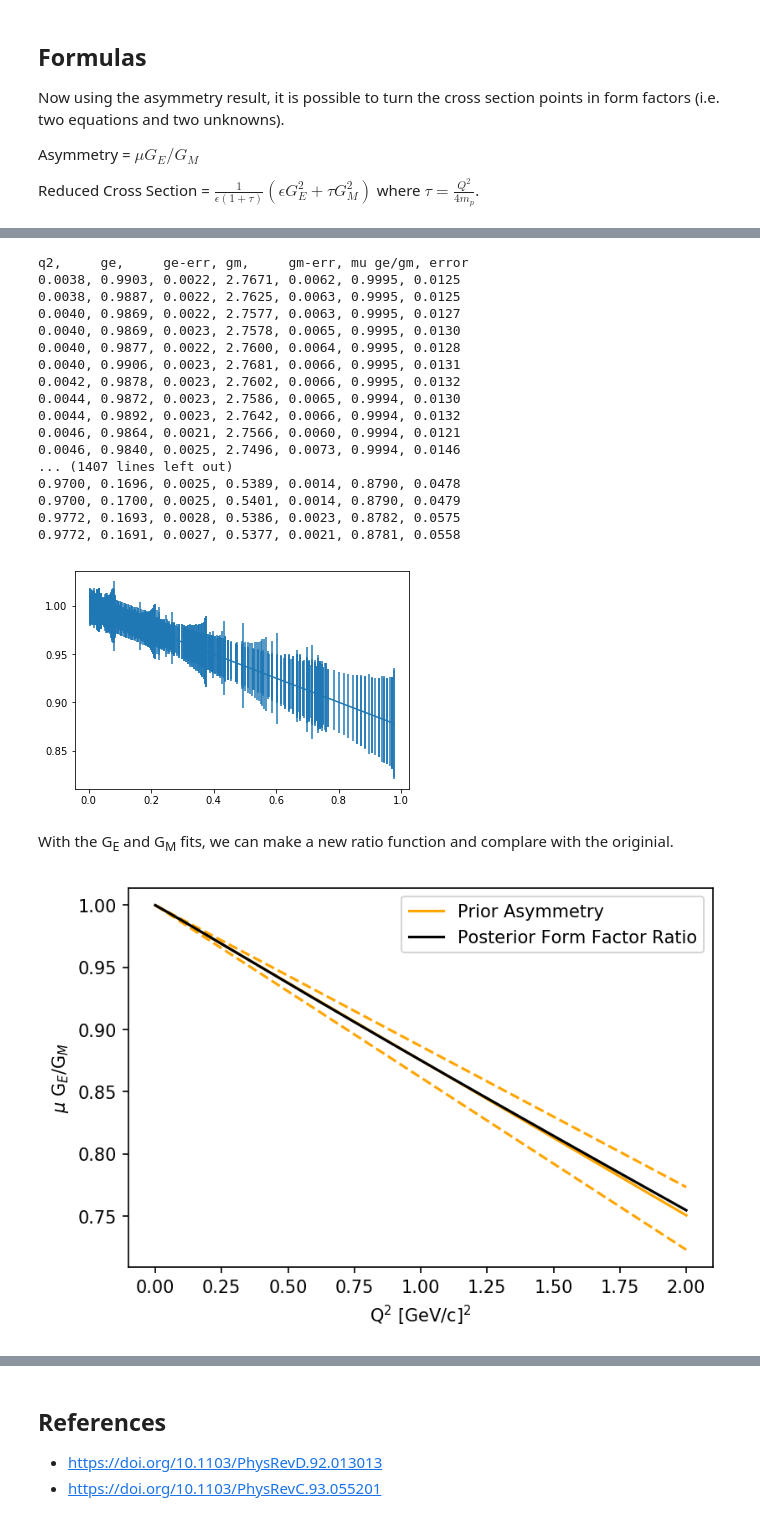
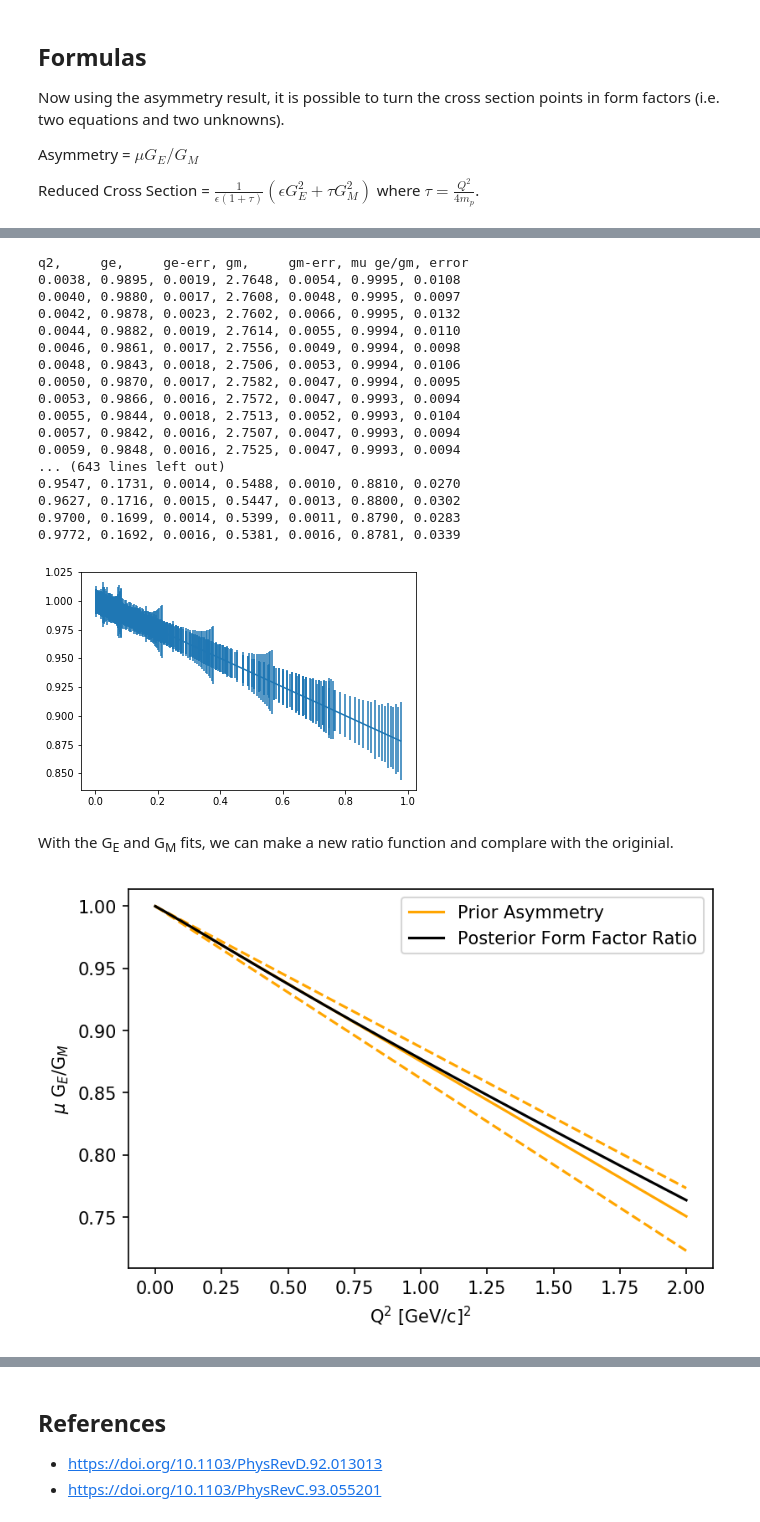
Before and after one commit to JeffersonLab/AsymmetryData, a Jupyter notebook: CrossSectionData.ipynb, the cells around one changed output, grey strips where cells are left out. Saved outputs shown, nothing was run; the diff lists cells and outputs as text; code cells hidden in the pictures.

```diff
--- a/CrossSectionData.ipynb
+++ b/CrossSectionData.ipynb
@@ -66,10 +66,10 @@ for n in range(len(q2)):
     try:
         ge.append(sqrt(charge(q2[n],eps[n],rcs[n],1.0)))
         t=(sqrt(charge(q2[n],eps[n],rcs[n],1.0)))
-        uge.append((sqrt(charge(q2[n],eps[n],rcs[n]*(1+ecs[n]),1.1))-t))
+        uge.append((sqrt(charge(q2[n],eps[n],rcs[n]*(1+ecs[n]),1.05))-t))
         gm.append(sqrt(magnetic(q2[n],eps[n],rcs[n],1)))
         y=sqrt(magnetic(q2[n],eps[n],rcs[n],1))
-        x=sqrt(magnetic(q2[n],eps[n],rcs[n]*(1+ecs[n]),0.9))
+        x=sqrt(magnetic(q2[n],eps[n],rcs[n]*(1+ecs[n]),0.95))
         ugm.append(x-y)
     except:
         print('Problem with event',n+1)
@@ -98,6 +98,9 @@ print('')
 print('max gm weight = {0:0.4f} at Q2 = {1:0.4f}'.format(mmax[0],mmax[1]))
 print('min gm weight = {0:0.4f} at Q2 = {1:0.4f}'.format(mmin[0],mmin[1]))
 print('')
+
+#for n in range(len(q2)):
+#    print('{0:0.4f}, {1:0.4f}, {2:0.4f}, {3:0.4f}'.format(q2[n],eps[n],rcs[n],ecs[n]))
 # %% [output]
 Check the max. and min. calculated weights.
 
@@ -321,23 +328,23 @@ plt.errorbar(q2,PROTON_MU*ge/gm,PROTON_MU*(uge/ge+ugm/gm))
 plt.show()
 # %% [output]
 q2,     ge,     ge-err, gm,     gm-err, mu ge/gm, error
-0.0038, 0.9903, 0.0022, 2.7671, 0.0062, 0.9995, 0.0125
-0.0038, 0.9887, 0.0022, 2.7625, 0.0063, 0.9995, 0.0125
-0.0040, 0.9869, 0.0022, 2.7577, 0.0063, 0.9995, 0.0127
-0.0040, 0.9869, 0.0023, 2.7578, 0.0065, 0.9995, 0.0130
-0.0040, 0.9877, 0.0022, 2.7600, 0.0064, 0.9995, 0.0128
-0.0040, 0.9906, 0.0023, 2.7681, 0.0066, 0.9995, 0.0131
+0.0038, 0.9895, 0.0019, 2.7648, 0.0054, 0.9995, 0.0108
+0.0040, 0.9880, 0.0017, 2.7608, 0.0048, 0.9995, 0.0097
 0.0042, 0.9878, 0.0023, 2.7602, 0.0066, 0.9995, 0.0132
-0.0044, 0.9872, 0.0023, 2.7586, 0.0065, 0.9994, 0.0130
-0.0044, 0.9892, 0.0023, 2.7642, 0.0066, 0.9994, 0.0132
-0.0046, 0.9864, 0.0021, 2.7566, 0.0060, 0.9994, 0.0121
-0.0046, 0.9840, 0.0025, 2.7496, 0.0073, 0.9994, 0.0146
-... (1407 lines left out)
-0.9700, 0.1696, 0.0025, 0.5389, 0.0014, 0.8790, 0.0478
-0.9700, 0.1700, 0.0025, 0.5401, 0.0014, 0.8790, 0.0479
-0.9772, 0.1693, 0.0028, 0.5386, 0.0023, 0.8782, 0.0575
-0.9772, 0.1691, 0.0027, 0.5377, 0.0021, 0.8781, 0.0558
+0.0044, 0.9882, 0.0019, 2.7614, 0.0055, 0.9994, 0.0110
+0.0046, 0.9861, 0.0017, 2.7556, 0.0049, 0.9994, 0.0098
+0.0048, 0.9843, 0.0018, 2.7506, 0.0053, 0.9994, 0.0106
+0.0050, 0.9870, 0.0017, 2.7582, 0.0047, 0.9994, 0.0095
+0.0053, 0.9866, 0.0016, 2.7572, 0.0047, 0.9993, 0.0094
+0.0055, 0.9844, 0.0018, 2.7513, 0.0052, 0.9993, 0.0104
+0.0057, 0.9842, 0.0016, 2.7507, 0.0047, 0.9993, 0.0094
+0.0059, 0.9848, 0.0016, 2.7525, 0.0047, 0.9993, 0.0094
+... (643 lines left out)
+0.9547, 0.1731, 0.0014, 0.5488, 0.0010, 0.8810, 0.0270
+0.9627, 0.1716, 0.0015, 0.5447, 0.0013, 0.8800, 0.0302
+0.9700, 0.1699, 0.0014, 0.5399, 0.0011, 0.8790, 0.0283
+0.9772, 0.1692, 0.0016, 0.5381, 0.0016, 0.8781, 0.0339
-[figure, old version]
+[figure, new version]
 # %%
 f=open("formfactors.dat","w")
 f.write('q2,     ge,     ge-err, gm,     gm-err \n')
@@ -350,30 +357,30 @@ With the G<sub>E</sub> and G<sub>M</sub> fits, we can make a new ratio function
 with the originial.
 # %%
 def newasym(q2):
-    float(q2)
+#    return ((1+aa*q2)*(1+bb*q2))/((1+a*q2)*(1+b*q2))
     return ((1+aa*q2)*(1+bb*q2)*(1+cc*q2))/((1+a*q2)*(1+b*q2))
 
 newa=[]; olda=[]; oldu=[]; oldd=[]
 
 myq2=np.linspace(0,2,1000)
 
 for n in range(len(myq2)):
     newa.append(newasym(myq2[n]))
     olda.append(carlfunc(myq2[n],1))
     oldu.append(carlfunc(myq2[n],1.1))
     oldd.append(carlfunc(myq2[n],0.9))
 
 plt.figure(dpi=150)
 plt.plot(myq2,olda, color='orange', label='Prior Asymmetry')
 plt.plot(myq2,oldu, '--', color='orange')# label='Prior Asymmetry')
 plt.plot(myq2,oldd, '--', color='orange')# label='Prior Asymmetry')
 plt.plot(myq2,newa, color='black', label='Posterior Form Factor Ratio')
 plt.legend()
 plt.xlabel('Q$^2$ [GeV/c]$^2$')
 plt.ylabel('$\mu$ G$_E$/G$_M$')
 plt.show()
 # %% [output]
-[figure, old version]
+[figure, new version]
 # %%
 print('Resulting Form Factor Ratio Fuction')
 print('')
```
Also changed, not shown: parts of 6 cells of this notebook, 15 other files.
